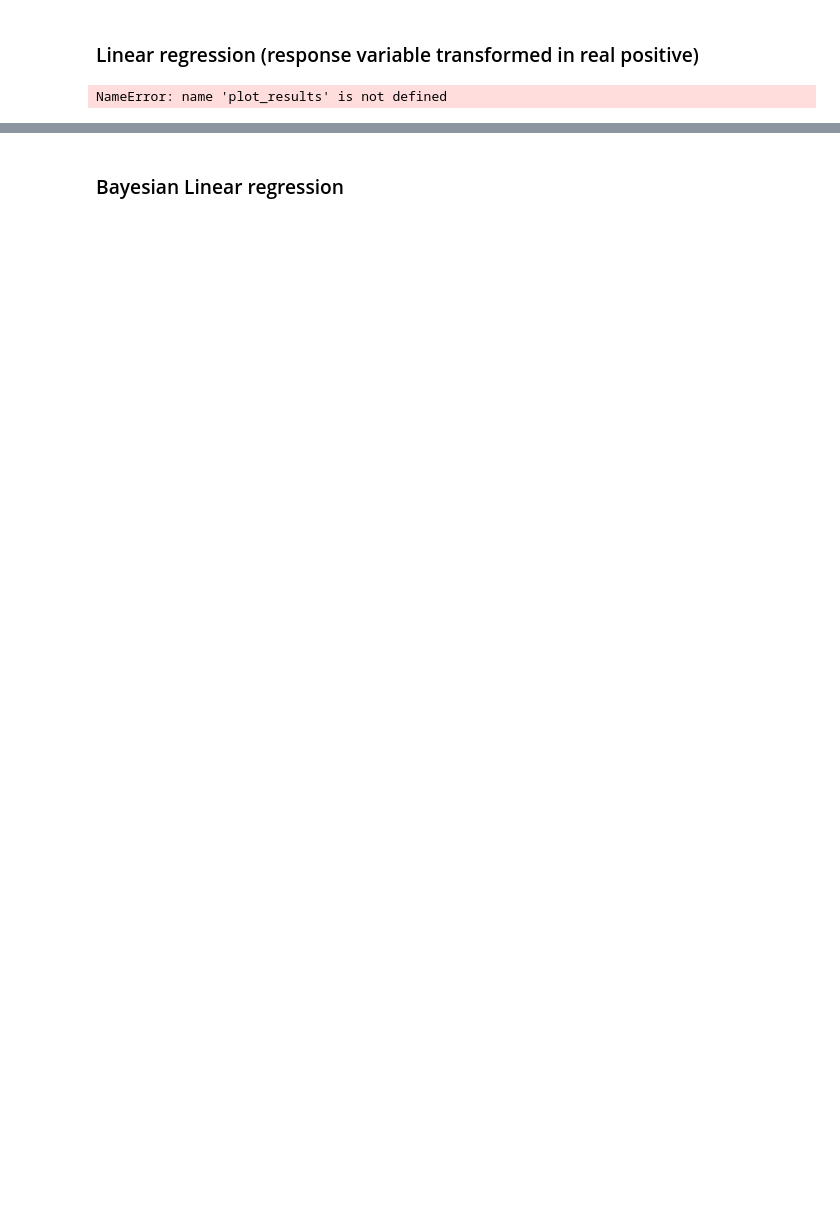
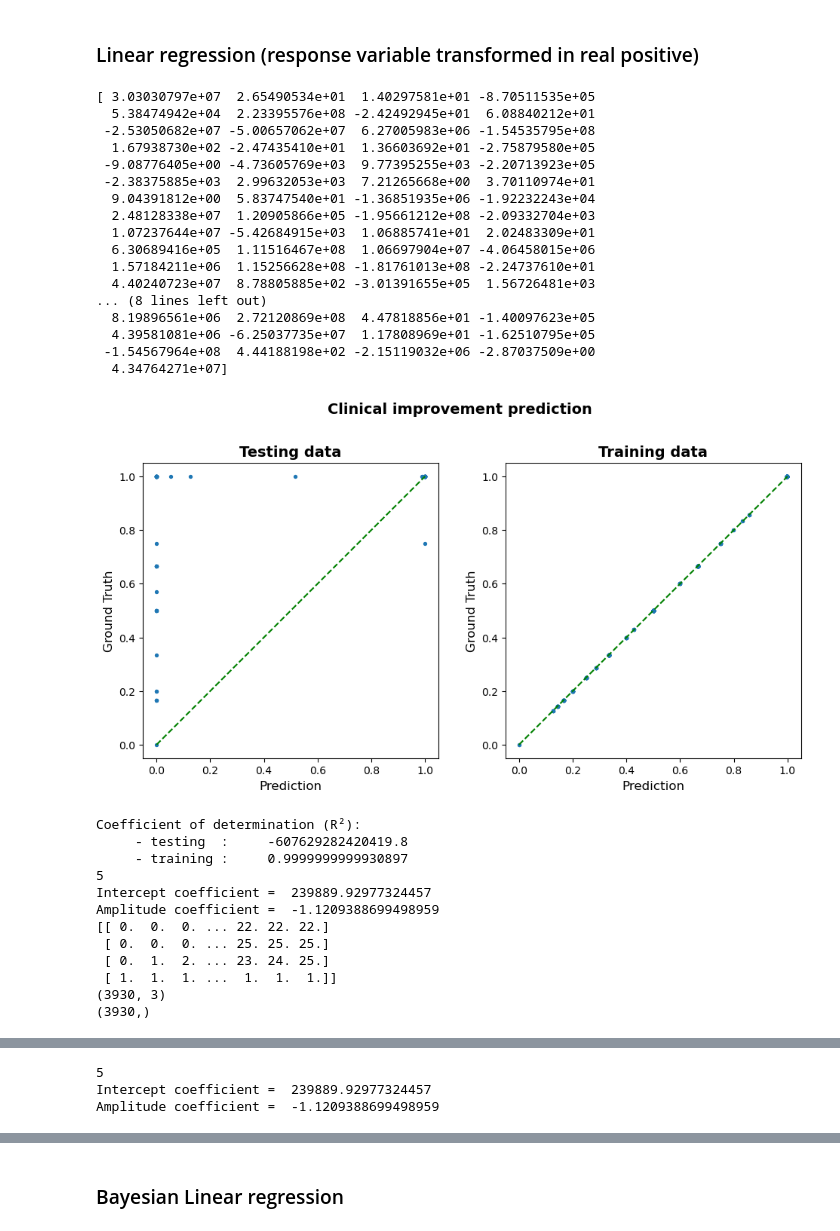
Before and after one commit to QuentinSav/probabilistic-stimulation-maps, a Jupyter notebook: modelEvaluation.ipynb, the cells around one changed output, grey strips where cells are left out. Drawn from its saved outputs; the diff is of its cells as text; code cells hidden in the pictures; blank space fills up the shorter version.

```diff
--- a/modelEvaluation.ipynb
+++ b/modelEvaluation.ipynb
@@ -363,11 +399,40 @@ Coefficient of determination (R²):
 # %%
 from sklearn.linear_model import LinearRegression
 
 model = LinearRegression()
 model = model.fit(X_train, logit(y_train))
 
 plot_results(model, X_test, y_test, X_train, y_train, transformed=True)
-plot_map(model, dim='3D')
-plot_map(model, dim='2D')
+plot_map(model.coef_, dim='3D')
+plot_map(model.coef_, dim='2D')
 # %% [output]
-NameError: name 'plot_results' is not defined
+[ 3.03030797e+07  2.65490534e+01  1.40297581e+01 -8.70511535e+05
+  5.38474942e+04  2.23395576e+08 -2.42492945e+01  6.08840212e+01
+ -2.53050682e+07 -5.00657062e+07  6.27005983e+06 -1.54535795e+08
+  1.67938730e+02 -2.47435410e+01  1.36603692e+01 -2.75879580e+05
+ -9.08776405e+00 -4.73605769e+03  9.77395255e+03 -2.20713923e+05
+ -2.38375885e+03  2.99632053e+03  7.21265668e+00  3.70110974e+01
+  9.04391812e+00  5.83747540e+01 -1.36851935e+06 -1.92232243e+04
+  2.48128338e+07  1.20905866e+05 -1.95661212e+08 -2.09332704e+03
+  1.07237644e+07 -5.42684915e+03  1.06885741e+01  2.02483309e+01
+  6.30689416e+05  1.11516467e+08  1.06697904e+07 -4.06458015e+06
+  1.57184211e+06  1.15256628e+08 -1.81761013e+08 -2.24737610e+01
+  4.40240723e+07  8.78805885e+02 -3.01391655e+05  1.56726481e+03
+... (8 lines left out)
+  8.19896561e+06  2.72120869e+08  4.47818856e+01 -1.40097623e+05
+  4.39581081e+06 -6.25037735e+07  1.17808969e+01 -1.62510795e+05
+ -1.54567964e+08  4.44188198e+02 -2.15119032e+06 -2.87037509e+00
+  4.34764271e+07]
+[figure, added]
+Coefficient of determination (R²):
+     - testing  :     -607629282420419.8
+     - training :     0.9999999999930897
+5
+Intercept coefficient =  239889.92977324457
+Amplitude coefficient =  -1.1209388699498959
+[[ 0.  0.  0. ... 22. 22. 22.]
+ [ 0.  0.  0. ... 25. 25. 25.]
+ [ 0.  1.  2. ... 23. 24. 25.]
+ [ 1.  1.  1. ...  1.  1.  1.]]
+(3930, 3)
+(3930,)
@@ -373,0 +440,3 @@ NameError: name 'plot_results' is not defined
+5
+Intercept coefficient =  239889.92977324457
+Amplitude coefficient =  -1.1209388699498959
```
Also changed, not shown: parts of 18 cells of this notebook.
